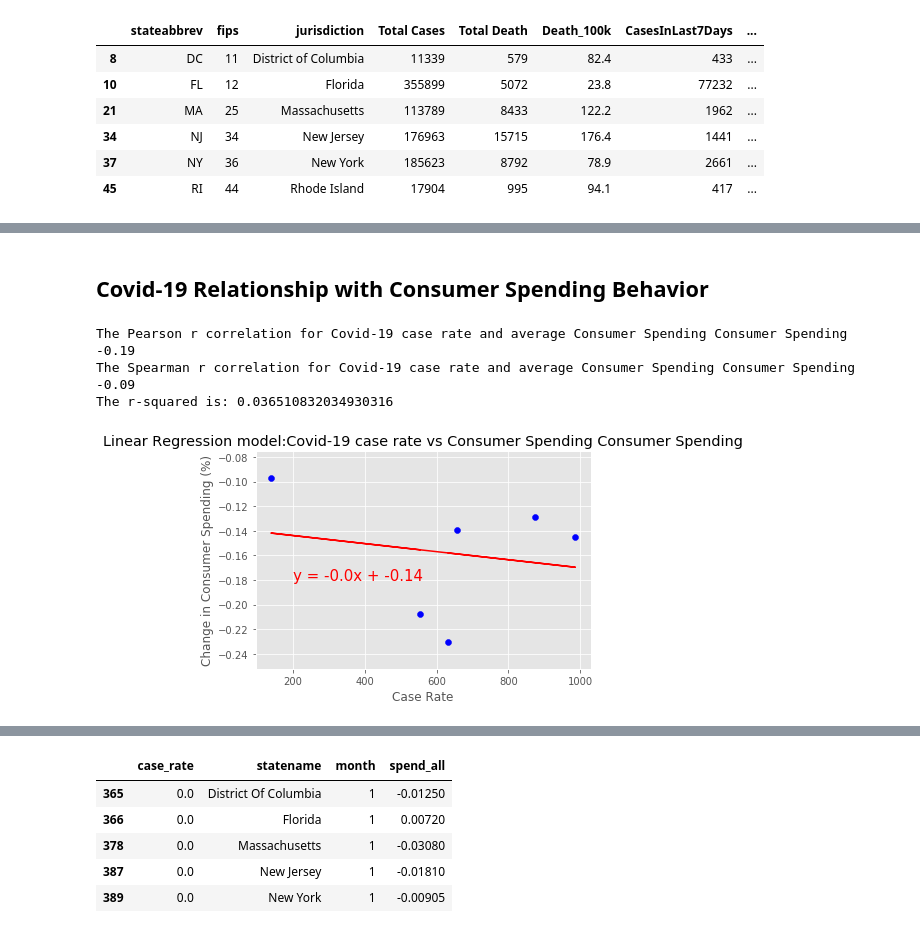
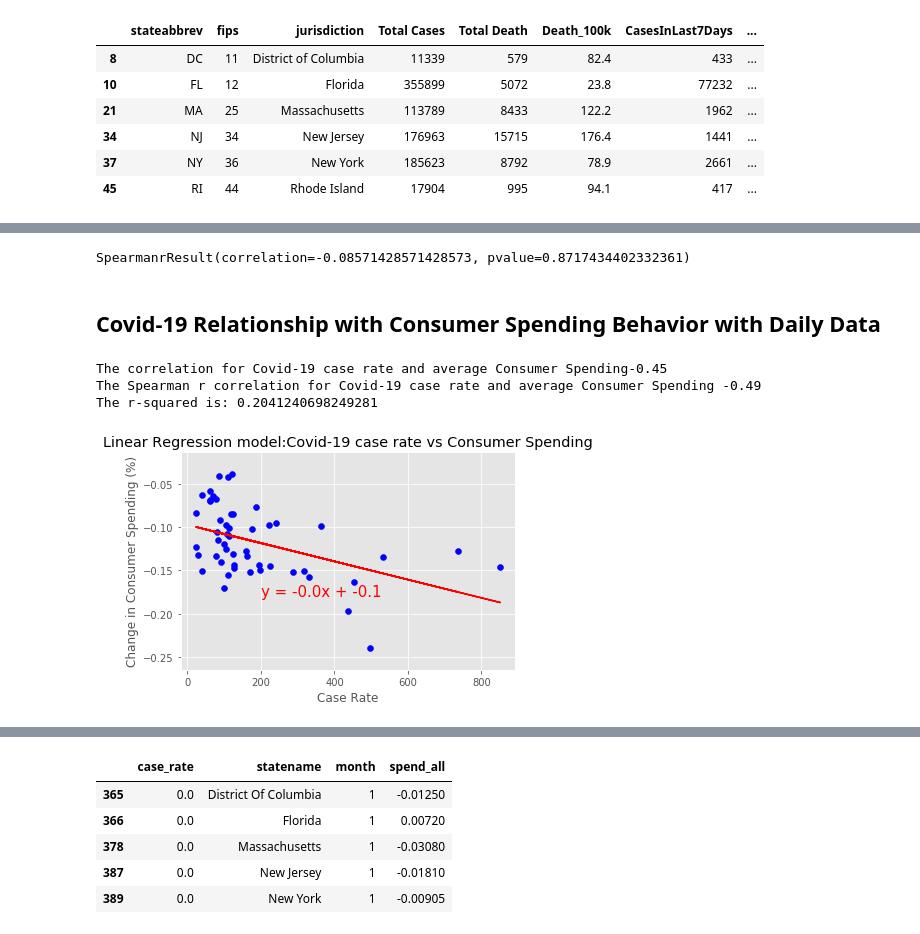
Before and after one commit to Starlinf/Project1, a Jupyter notebook: Project1_Q1.ipynb, the cells around one changed output, grey strips where cells are left out. Cells and saved outputs as stored; diff of their text form; code cells hidden in the pictures.

```diff
--- a/Project1_Q1.ipynb
+++ b/Project1_Q1.ipynb
@@ -320,27 +356,34 @@ reduced_top5_fl
+# %%
+correlation = stats.spearmanr(by_st_abbrev['case_rate'],by_st_abbrev['spend_all'])
+correlation
+# %% [output]
+SpearmanrResult(correlation=-0.08571428571428573, pvalue=0.8717434402332361)
 # %% [markdown]
-## Covid-19 Relationship with Consumer Spending Behavior
+## Covid-19 Relationship with Consumer Spending Behavior with Daily Data
 # %%
-by_st_abbrev=eom_df.groupby(["stateabbrev"]).mean()
+#Linear Regression and Correlation with Daily Data
+by_st_abbrev=merge2_df.groupby(["stateabbrev"]).mean()
 by_st_abbrev
-#Scatter Plot, Correlation and Regression
+#Scatter Plot Correlation and Regression
 x_values = by_st_abbrev['case_rate']
 y_values = by_st_abbrev['spend_all']
 (slope, intercept, rvalue, pvalue, stderr) = linregress(x_values, y_values)
 regress_values = x_values * slope + intercept
 line_eq = "y = " + str(round(slope,2)) + "x + " + str(round(intercept,2))
 plt.scatter(x_values,y_values, color="blue")
 plt.plot(x_values,regress_values,"r-")
 plt.annotate(line_eq,(200,-0.18),fontsize=15,color="red")
-plt.title('Linear Regression model:Covid-19 case rate vs Consumer Spending Consumer Spending')
+plt.title('Linear Regression model:Covid-19 case rate vs Consumer Spending')
 plt.xlabel('Case Rate')
 plt.ylabel('Change in Consumer Spending (%)')
-correlation_p = st.pearsonr( by_st_abbrev['case_rate'],by_st_abbrev['spend_all'])
+correlation = st.pearsonr( by_st_abbrev['case_rate'],by_st_abbrev['spend_all'])
 correlation_s = stats.spearmanr(by_st_abbrev['case_rate'], by_st_abbrev['spend_all'])
-print(f"The Pearson r correlation for Covid-19 case rate and average Consumer Spending Consumer Spending {round(correlation_p[0],2)}")
-print(f"The Spearman r correlation for Covid-19 case rate and average Consumer Spending Consumer Spending {round(correlation_s[0],2)}")
+print(f"The correlation for Covid-19 case rate and average Consumer Spending{round(correlation[0],2)}")
+print(f"The Spearman r correlation for Covid-19 case rate and average Consumer Spending {round(correlation_s[0],2)}")
 print(f"The r-squared is: {rvalue**2}")
+plt.savefig('Linear_Regression_case rate_vs_Consumer Spending')
 # %% [output]
-The Pearson r correlation for Covid-19 case rate and average Consumer Spending Consumer Spending -0.19
-The Spearman r correlation for Covid-19 case rate and average Consumer Spending Consumer Spending -0.09
-The r-squared is: 0.036510832034930316
+The correlation for Covid-19 case rate and average Consumer Spending-0.45
+The Spearman r correlation for Covid-19 case rate and average Consumer Spending -0.49
+The r-squared is: 0.2041240698249281
-[figure, old version]
+[figure, new version]
```
Also changed, not shown: parts of 32 cells of this notebook, 6 other files.
